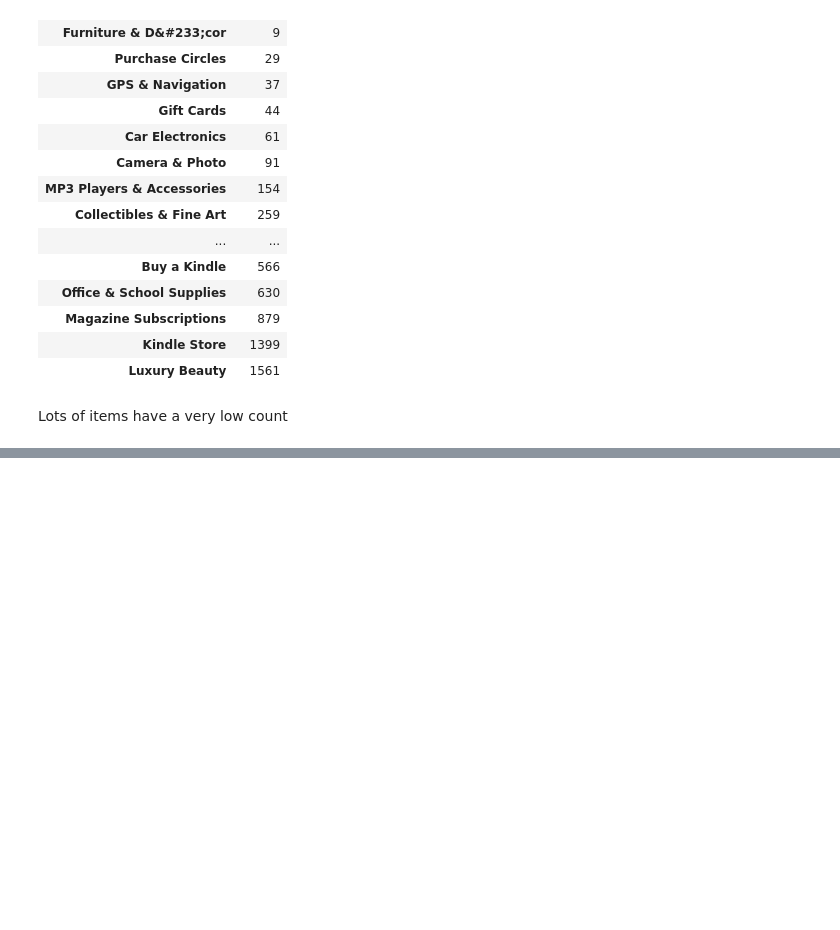
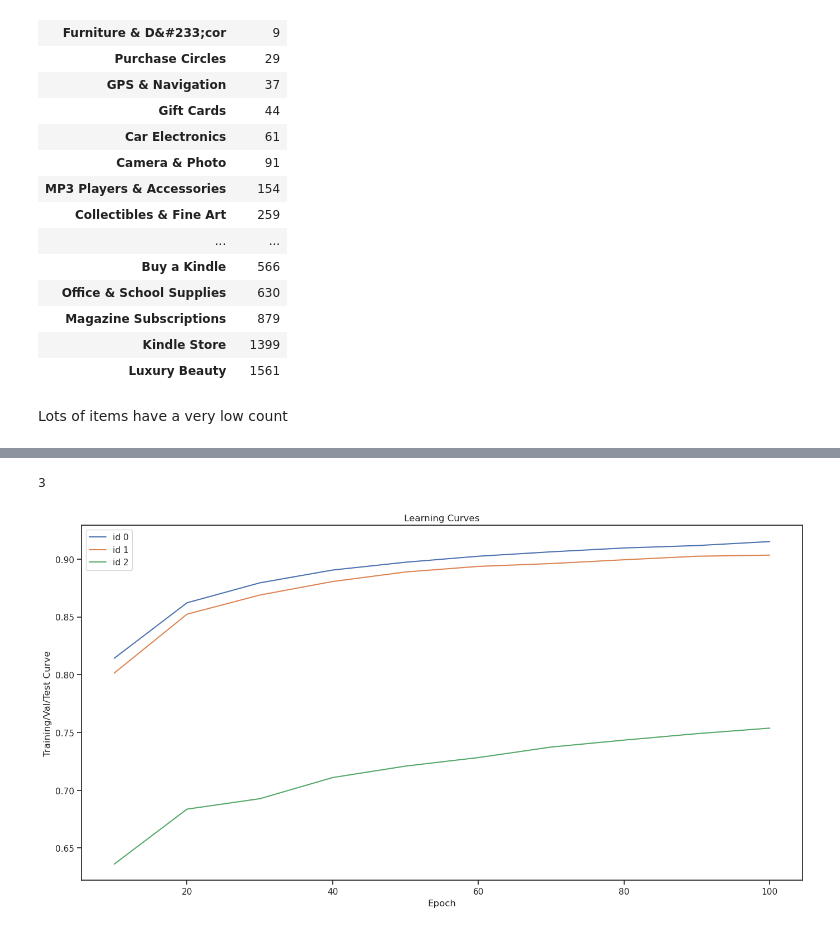
Before and after one commit to Faskill/GNN-book, a Jupyter notebook: GNN_book.ipynb, the cells around one changed output, grey strips where cells are left out. Cells and saved outputs as stored; diff of their text form; code cells hidden in the pictures; blank space fills up the shorter version.

Commit message:
Applied GraphSage to our dataset

```diff
--- a/GNN_book.ipynb
+++ b/GNN_book.ipynb
@@ -879,0 +967,8 @@ Lots of items have a very low count
+# %%
+data_cpu = dataset[0]
+split_idx = dataset.get_idx_split()
+train_idx = split_idx['train']
+
+print('Number of training nodes:', split_idx['train'].size(0))
+print('Number of validation nodes:', split_idx['valid'].size(0))
+print('Number of test nodes:', split_idx['test'].size(0))
@@ -879,0 +1025,24 @@ Lots of items have a very low count
+# %%
+# result_list
+x = [x[0] for x in result_list]
+y = [x[1:] for x in result_list]
+
+len(y[0])
+# %% [output]
+3
+# %%
+import matplotlib.pyplot as plt
+x = [x[0] for x in result_list]
+y = [x[1:] for x in result_list]
+plt.xlabel("Epoch")
+plt.ylabel("Training/Val/Test Curve")
+plt.title("Learning Curves")
+for i in range(len(y[0])):
+    # plt.plot(x[0][i],[pt[i] for pt in y],label = 'id %s'%i)
+
+    plt.plot(x,[pt[i] for pt in y],label = 'id %s'%i)
+
+plt.legend()
+plt.show()
+# %% [output]
+[figure, added]
```
Also changed, not shown: parts of 8 cells of this notebook, 1 other file.
